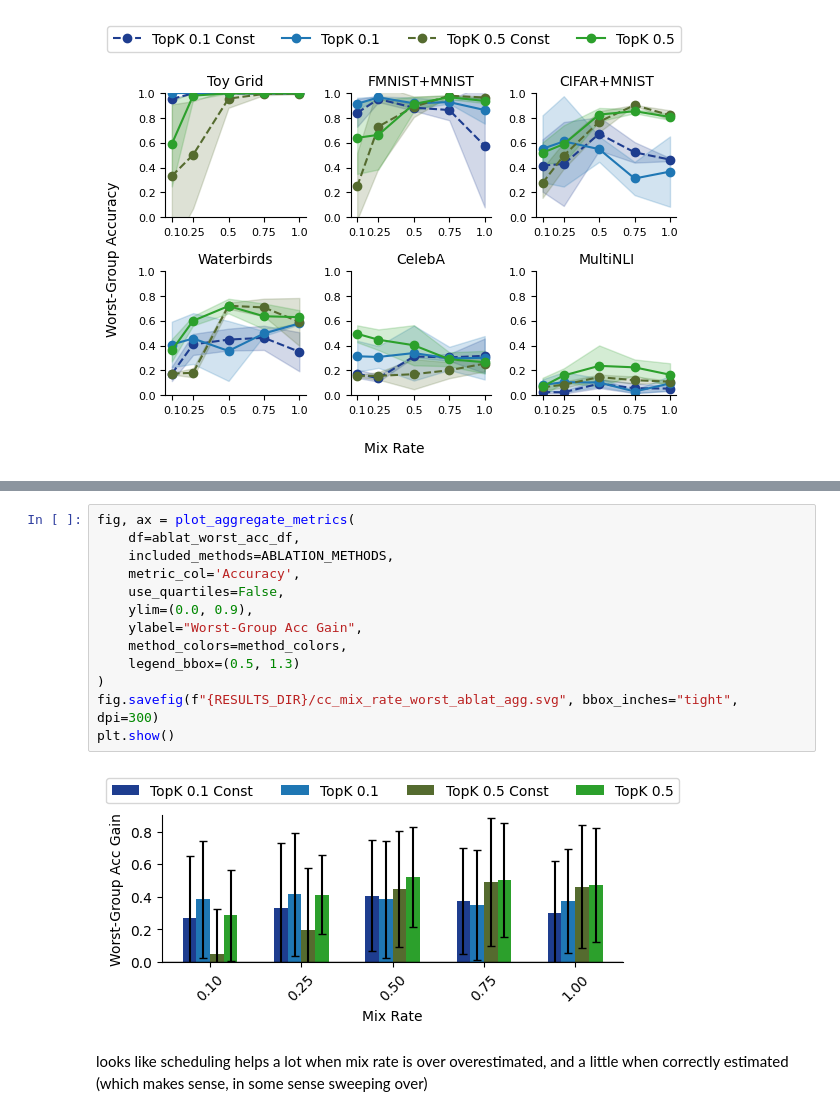
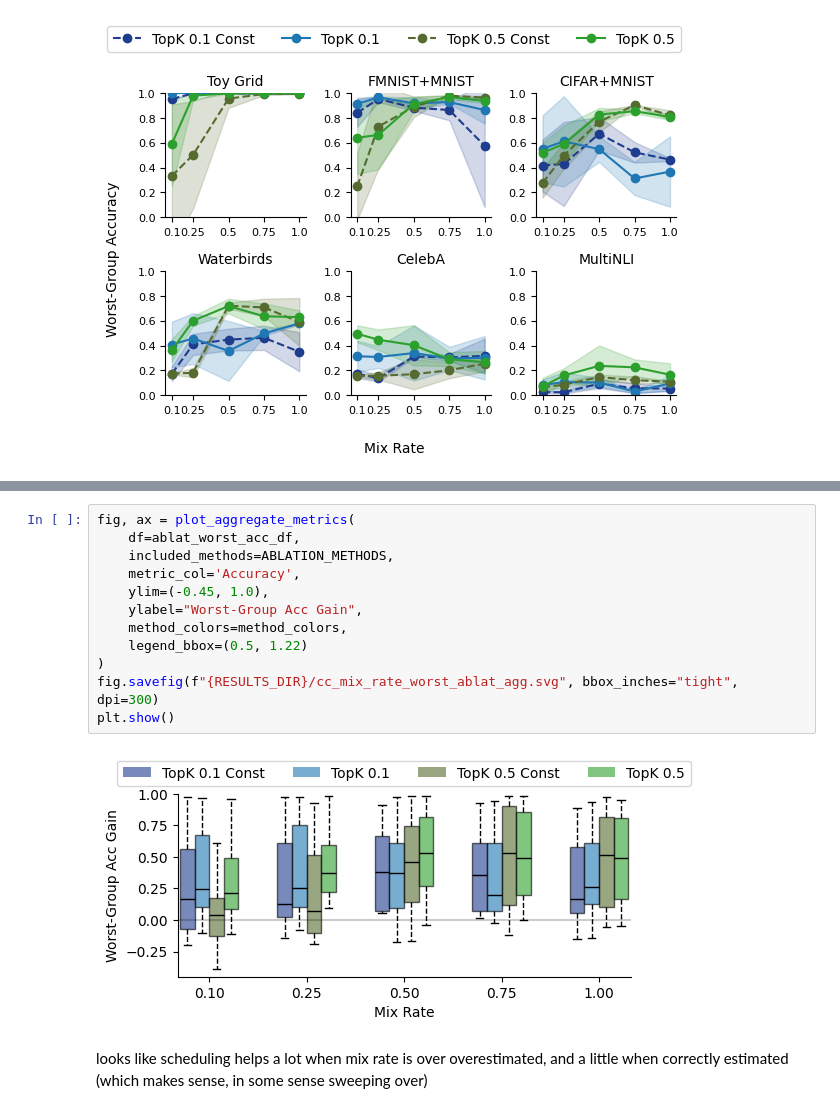
Before and after one commit to oliveradk/diverse-gen, a Jupyter notebook: experiments/250129_mix_rate_schedule/2_mix_rate_schedule_final_results.ipynb, the cells around one changed output, grey strips where cells are left out. Cells and saved outputs as stored; diff of their text form.

```diff
--- a/experiments/250129_mix_rate_schedule/2_mix_rate_schedule_final_results.ipynb
+++ b/experiments/250129_mix_rate_schedule/2_mix_rate_schedule_final_results.ipynb
@@ -519,18 +505,17 @@ plt.show()
 # %%
 fig, ax = plot_aggregate_metrics(
     df=ablat_worst_acc_df,
     included_methods=ABLATION_METHODS,
     metric_col='Accuracy',
-    use_quartiles=False,
-    ylim=(0.0, 0.9),
+    ylim=(-0.45, 1.0),
     ylabel="Worst-Group Acc Gain",
     method_colors=method_colors,
-    legend_bbox=(0.5, 1.3)
+    legend_bbox=(0.5, 1.22)
 )
 fig.savefig(f"{RESULTS_DIR}/cc_mix_rate_worst_ablat_agg.svg", bbox_inches="tight", dpi=300)
 plt.show()
 # %% [output]
-[figure, old version]
+[figure, new version]
 # %% [markdown]
 looks like scheduling helps a lot when mix rate is over overestimated, and a little when correctly estimated (which makes sense, in some sense sweeping over)
 # %% [markdown]
```
Also changed, not shown: parts of 5 cells of this notebook, 11 other files.
